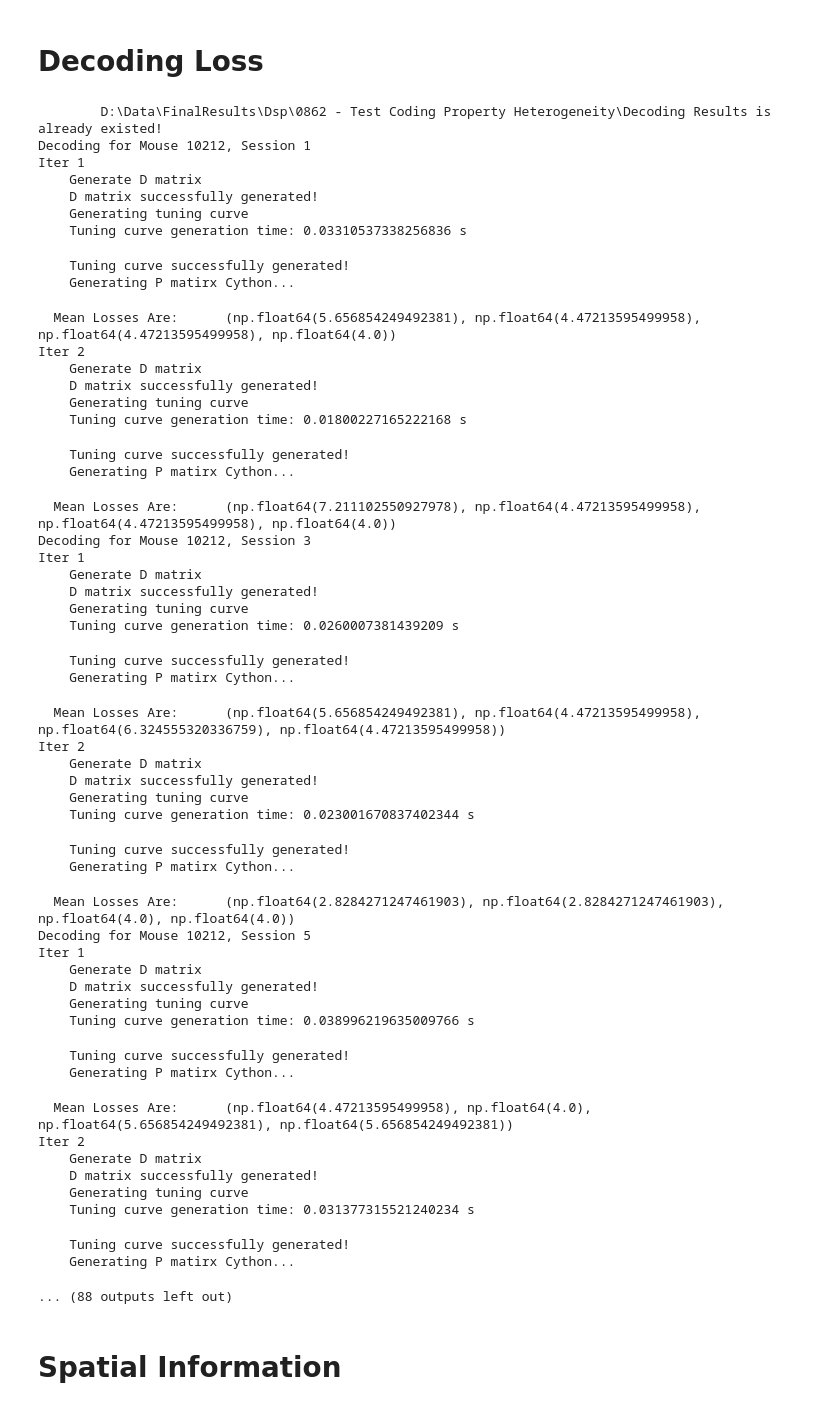
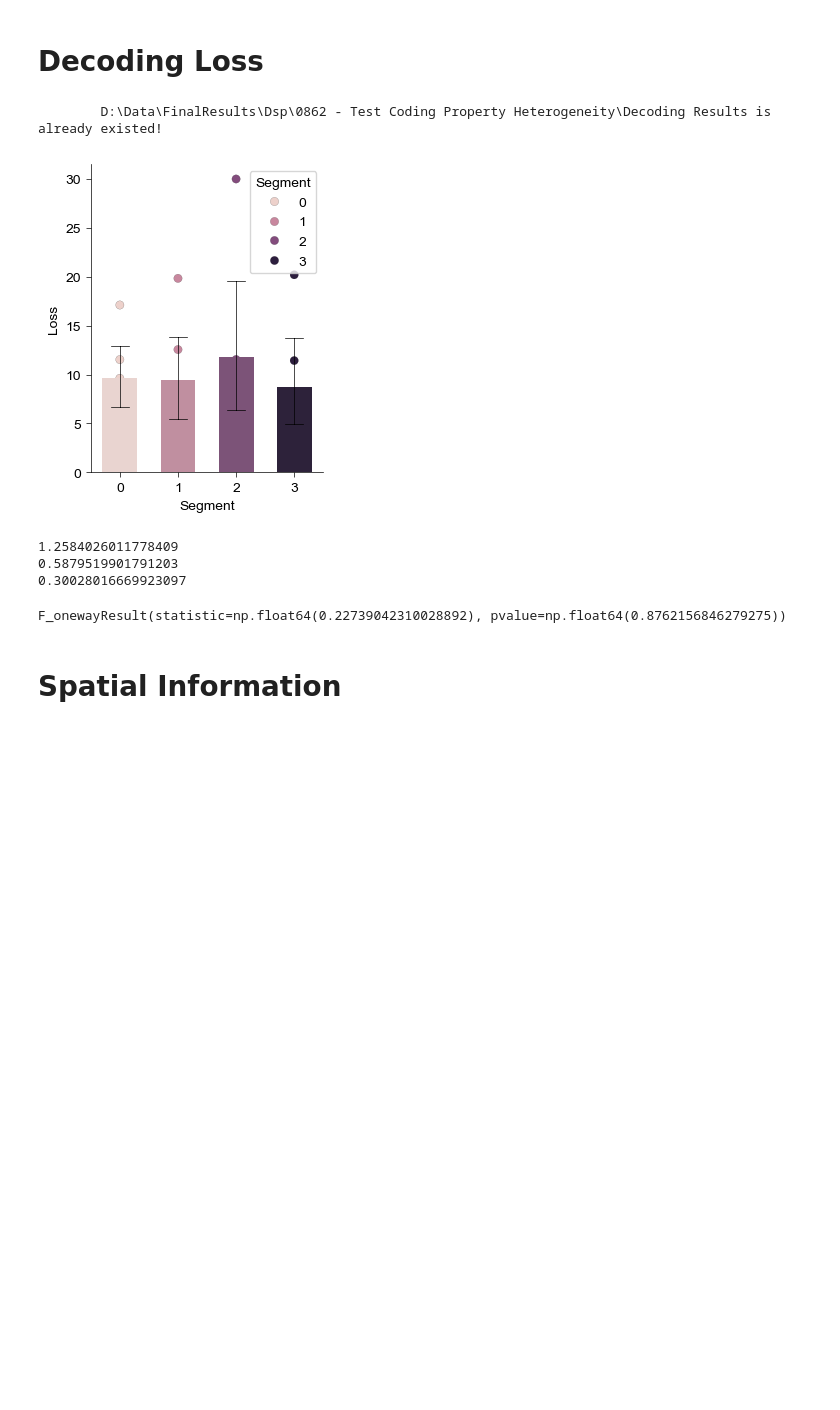
Before and after one commit to YAO-Shuyang/PlotFigures, a Jupyter notebook: NodeFigures/Fig0862 - Test Coding Property Heterogeneity.ipynb, the cells around one changed output. Saved outputs shown, nothing was run; the diff lists cells and outputs as text; code cells hidden in the pictures; blank space fills up the shorter version.

```diff
--- a/NodeFigures/Fig0862 - Test Coding Property Heterogeneity.ipynb
+++ b/NodeFigures/Fig0862 - Test Coding Property Heterogeneity.ipynb
@@ -91,7 +91,7 @@ def gnb_decoder(trace):
     return mean_loss
 
 
-if exists(join(figdata, f" {code_id} [Decoding Loss].pkl")) == False:
+if exists(join(figdata, f"{code_id} [Decoding Loss].pkl")) == False:
     LossData = {
         "MiceID": [],
         "Session": [],
@@ -118,7 +118,7 @@ if exists(join(figdata, f" {code_id} [Decoding Loss].pkl")) == False:
         LossData['MiceID'].append(np.repeat(mouse, 4))
         LossData['Segment'].append(np.arange(4))
         LossData['Session'].append(np.repeat(j, 4))
-        LossData['Loss'].append(np.mean(mean_loss, axis=0))
+        LossData['Loss'].append(np.median(mean_loss, axis=0))
 
     for k in LossData.keys():
         LossData[k] = np.concatenate(LossData[k])
@@ -151,89 +151,41 @@ ax = Clear_Axes(plt.axes(), close_spines=['top', 'right'], ifxticks=True, ifytic
 sns.stripplot(
     x='Segment',
     y='Loss',
-    hue='MiceID',
+    hue='Segment',
     data=LossData,
-    palette=MicePaletteDSP,
     size=6,
     edgecolor='k',
     linewidth=0.1,
-    jitter=0.1,
+    jitter=0,
     zorder=1
 )
 sns.barplot(
     x='Segment',
     y='Loss',
     data=LossData,
     hue='Segment',
-    palette=MicePaletteDSP,
     err_kws={'linewidth': 0.5, 'color': 'k'},
     capsize=0.3,
     width=0.6,
     legend=False
 )
 plt.savefig(join(loc, "Decoding Loss.png"), dpi=600)
 plt.savefig(join(loc, "Decoding Loss.svg"), dpi=600)
 plt.show()
 
 # Statitsical Test
-res = [[np.mean([LossData['Loss'][(LossData['Segment'] == i)&(LossData['MiceID'] == mouse)]]) for mouse in [10212, 10224, 10227, 10232, 10273, 10275, 10276]] for i in range(4)]
+res = [[np.nanmean([LossData['Loss'][(LossData['Segment'] == i)&(LossData['MiceID'] == mouse)]]) for mouse in [10212, 10224, 10227, 10232, 10275, 10276]] for i in range(4)]
 print(ttest_rel(res[-1], res[0]).pvalue*3)
 print(ttest_rel(res[-1], res[1]).pvalue*3)
 print(ttest_rel(res[-1], res[2]).pvalue*3)
 f_oneway(*res)
 # %% [output]
         D:\Data\FinalResults\Dsp\0862 - Test Coding Property Heterogeneity\Decoding Results is already existed!
-Decoding for Mouse 10212, Session 1
-Iter 1
-    Generate D matrix
-    D matrix successfully generated!
-    Generating tuning curve
-    Tuning curve generation time: 0.03310537338256836 s
+[figure, added]
-    Tuning curve successfully generated!
-    Generating P matirx Cython...
+1.2584026011778409
+0.5879519901791203
+0.30028016669923097
-  Mean Losses Are:      (np.float64(5.656854249492381), np.float64(4.47213595499958), np.float64(4.47213595499958), np.float64(4.0))
-Iter 2
-    Generate D matrix
-    D matrix successfully generated!
-    Generating tuning curve
-    Tuning curve generation time: 0.01800227165222168 s
+F_onewayResult(statistic=np.float64(0.22739042310028892), pvalue=np.float64(0.8762156846279275))
-    Tuning curve successfully generated!
-    Generating P matirx Cython...
-  Mean Losses Are:      (np.float64(7.211102550927978), np.float64(4.47213595499958), np.float64(4.47213595499958), np.float64(4.0))
-Decoding for Mouse 10212, Session 3
-Iter 1
-    Generate D matrix
-    D matrix successfully generated!
-    Generating tuning curve
-    Tuning curve generation time: 0.0260007381439209 s
-    Tuning curve successfully generated!
-    Generating P matirx Cython...
-  Mean Losses Are:      (np.float64(5.656854249492381), np.float64(4.47213595499958), np.float64(6.324555320336759), np.float64(4.47213595499958))
-Iter 2
-    Generate D matrix
-    D matrix successfully generated!
-    Generating tuning curve
-    Tuning curve generation time: 0.023001670837402344 s
-    Tuning curve successfully generated!
-    Generating P matirx Cython...
-  Mean Losses Are:      (np.float64(2.8284271247461903), np.float64(2.8284271247461903), np.float64(4.0), np.float64(4.0))
-Decoding for Mouse 10212, Session 5
-Iter 1
-    Generate D matrix
-    D matrix successfully generated!
-    Generating tuning curve
-    Tuning curve generation time: 0.038996219635009766 s
-    Tuning curve successfully generated!
-    Generating P matirx Cython...
-  Mean Losses Are:      (np.float64(4.47213595499958), np.float64(4.0), np.float64(5.656854249492381), np.float64(5.656854249492381))
-Iter 2
-    Generate D matrix
-    D matrix successfully generated!
-    Generating tuning curve
-    Tuning curve generation time: 0.031377315521240234 s
-    Tuning curve successfully generated!
-    Generating P matirx Cython...
-... (88 outputs left out)
 # %% [markdown]
 # Spatial Information
 # %%
```
Also changed, not shown: parts of 3 cells of this notebook, 19 other files.
